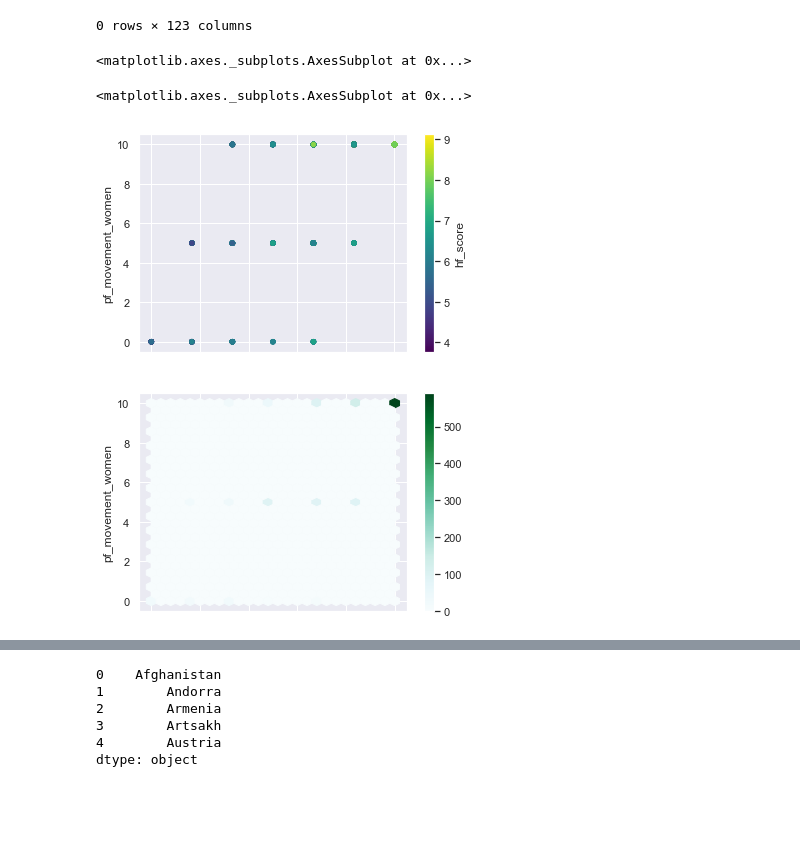
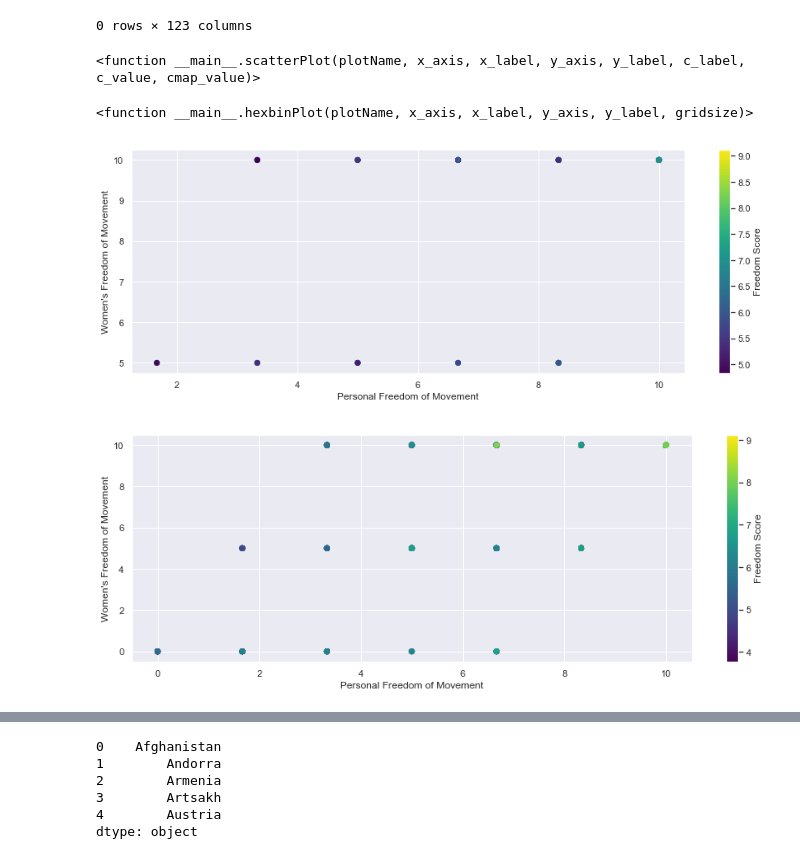
Before and after one commit to jbratcher/happiness_and_freedom, a Jupyter notebook: hfh_movement.ipynb, the cells around one changed output, grey strips where cells are left out. Drawn from its saved outputs; the diff is of its cells as text; code cells hidden in the pictures; blank space fills up the shorter version.

Commit message:
scatter plot and hexbin functions, fixed plots missing x-axis

```diff
--- a/hfh_movement.ipynb
+++ b/hfh_movement.ipynb
@@ -176,19 +108,47 @@ hfinotnull
 # %% [output]
 |  | year | ISO_code | countries | region | pf_rol_procedural | pf_rol_civil | pf_rol_criminal | pf_rol | ... |
 0 rows × 123 columns
+# %%
+# create abstract function for matplot lib figures and axes for scatter plots
+
+def scatterPlot(plotName, x_axis, x_label, y_axis, y_label, c_label, c_value, cmap_value):
+    fig, ax = plt.subplots(figsize=(15, 5))
+    plotName = ax.scatter(x=x_axis, y=y_axis, c=c_value, cmap=cmap_value)
+    cbar = fig.colorbar(plotName, ax=ax)
+    cbar.set_label(c_label)
+    ax.set_xlabel(x_label)
+    ax.set_ylabel(y_label)
+
+scatterPlot
+
+def hexbinPlot(plotName, x_axis, x_label, y_axis, y_label, gridsize):
+    fig, ax = plt.subplots(figsize=(15, 5))
+    plotName = ax.hexbin(x=x_axis, y=y_axis, gridsize=gridsize)
+    ax.set_xlabel(x_label)
+    ax.set_ylabel(y_label)
+
+hexbinPlot
+# %% [output]
+<function __main__.scatterPlot(plotName, x_axis, x_label, y_axis, y_label, c_label, c_value, cmap_value)>
+<function __main__.hexbinPlot(plotName, x_axis, x_label, y_axis, y_label, gridsize)>
+# %%
+hfi_movement_data = "SELECT hf_score, pf_movement, pf_movement_women FROM 'Human Freedom Index' GROUP BY countries ORDER BY pf_score DESC"
+
+hfi_test = pd.read_sql(hfi_movement_data, con=engine)
+
+# hfi_test
+
+scatterPlot(plotName=hfi_test, x_axis=hfi_test["pf_movement"], x_label="Personal Freedom of Movement", y_axis=hfi_test["pf_movement_women"], y_label="Women's Freedom of Movement", c_label="Freedom Score", c_value=hfi_test["hf_score"], cmap_value="viridis")
+# %% [output]
+[figure, added]
 # %%
 # examine correlation between freedome of movement and women's freedom of movement colored by the country's human freedome score over all countries
 
-hfi.plot.scatter(x="pf_movement", y="pf_movement_women", c="hf_score", colormap=("viridis"))
+# hfi.plot.scatter(x="pf_movement", y="pf_movement_women", c="hf_score", colormap=("viridis"))
 
-# same as above in hexbin
-
-hfi.plot.hexbin(x='pf_movement', y='pf_movement_women', gridsize=25)
+scatterPlot(plotName="hfi_movement", x_axis=hfi["pf_movement"], x_label="Personal Freedom of Movement", y_axis=hfi["pf_movement_women"], y_label="Women's Freedom of Movement", c_label="Freedom Score", c_value=hfi["hf_score"], cmap_value="viridis")
 # %% [output]
-<matplotlib.axes._subplots.AxesSubplot at 0x...>
-<matplotlib.axes._subplots.AxesSubplot at 0x...>
-[figure, old version]
+[figure, new version]
-[figure, removed]
 # %%
 # examine correlation between human freedom score and economic freedom score
 
```
Also changed, not shown: parts of 10 cells of this notebook, 1 other file.
